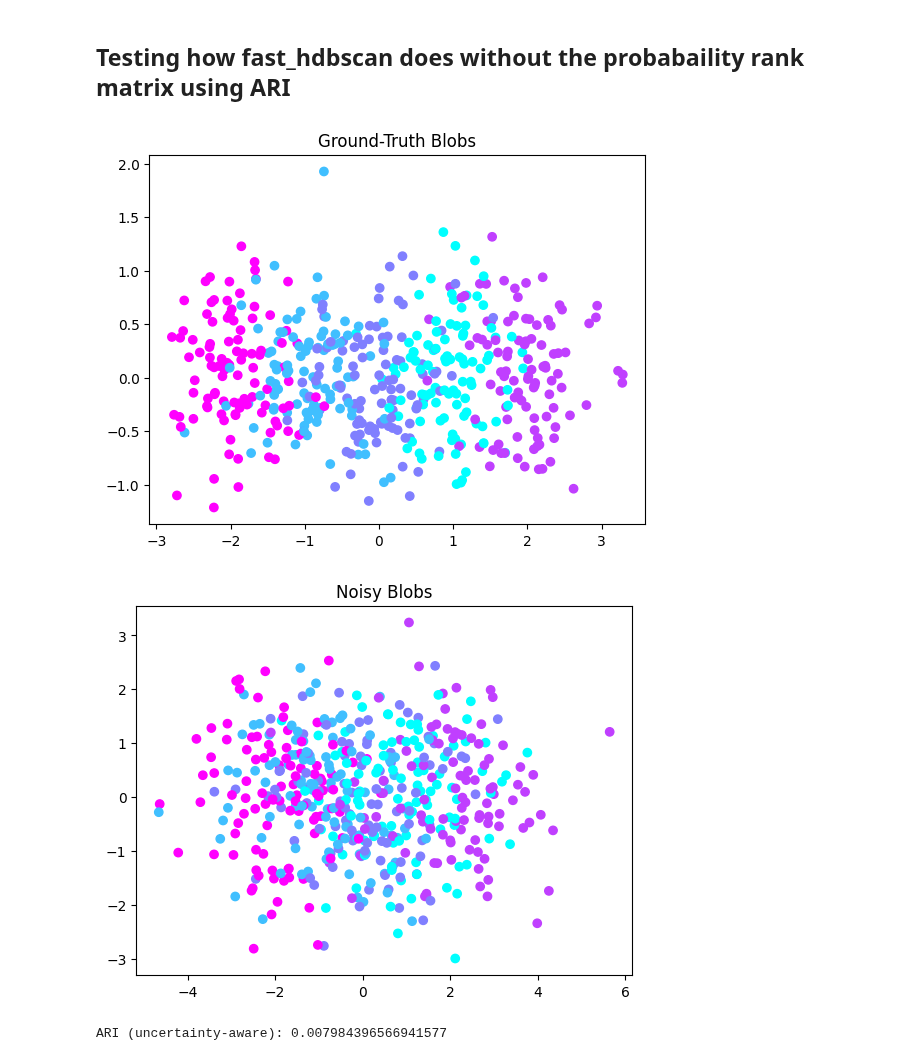
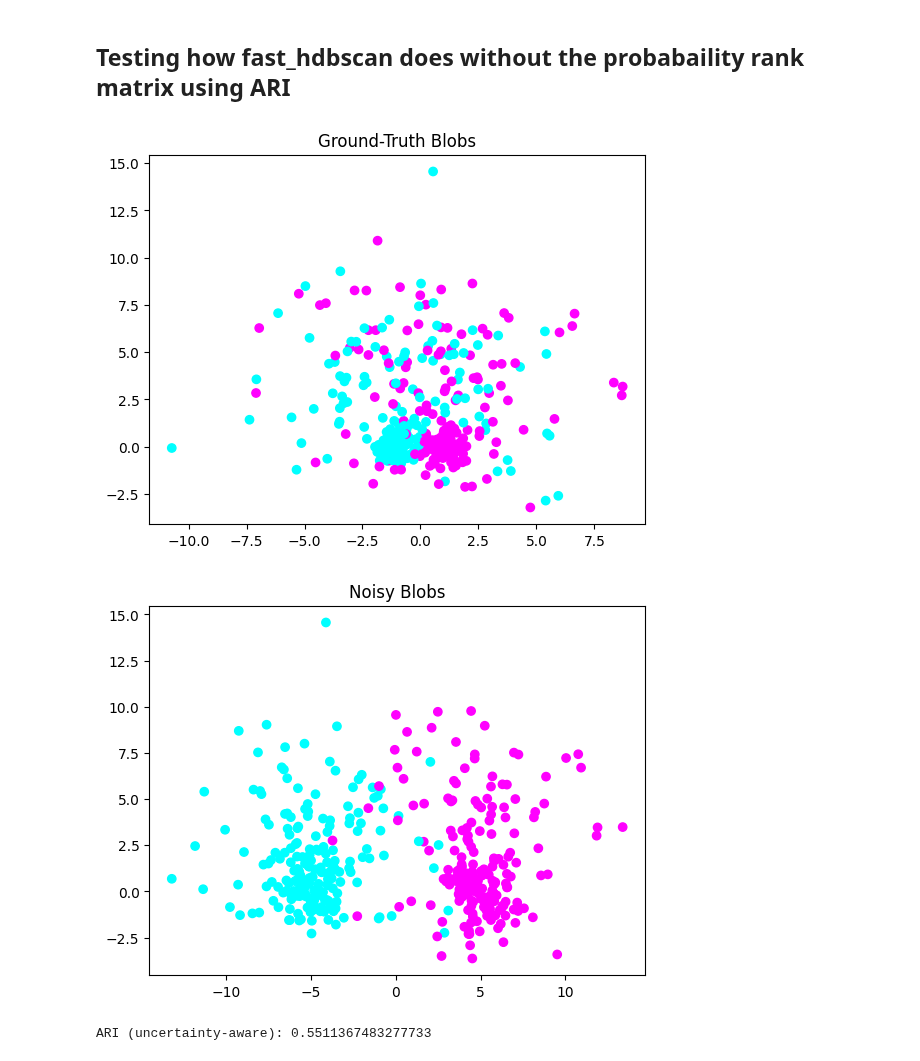
Before and after one commit to RobinB1lo/New-HDBSCAN, a Jupyter notebook: trials/fast_hdbscan.ipynb, the cells around one changed output. Drawn from its saved outputs; the diff is of its cells as text; code cells hidden in the pictures.

Commit message:
first tests with the new ground truth blobs and new threhold method, tests are for 4 blobs (1.0, 0.0), (-1.0, 3.0), (1.0, 0.0), (1.0, 3.0) where the standard deviations are (0.5, 3.0, 0.5, 3.0)

```diff
--- a/trials/fast_hdbscan.ipynb
+++ b/trials/fast_hdbscan.ipynb
@@ -3,19 +3,26 @@
 # %%
 from sklearn.datasets import make_blobs
 import matplotlib.pyplot as plt
 
-X, true_labels = make_blobs(
-    n_samples = 500,
-    centers = [(1, 0), (-1, 0), (0, 0), (2, 0), (-2, 0)],
-    cluster_std = 0.5,
+centers = [[-1.0, 0.0], [-1.0, 3.0], [1.0, 0.0], [1.0, 3.0]]
+clusters_std = [0.5, 3.0, 0.5, 3.0]
+
+n_per_comp = [100, 100, 100, 100]
+
+X, raw_labels = make_blobs(
+    n_samples = n_per_comp,
+    centers = centers,
+    cluster_std = clusters_std,
     random_state = 42
 )
+
+true_labels = raw_labels // 2
 
 plt.scatter(X[:,0], X[:,1], c=true_labels, cmap="cool")
 plt.title("Ground-Truth Blobs")
 plt.show()
 # %% [output]
-[figure, old version]
+[figure, new version]
 # %%
 from fast_hdbscan import HDBSCAN
 from sklearn.metrics import adjusted_rand_score
@@ -28,7 +35,7 @@ plt.scatter(X_obs[:,0], X_obs[:,1], c=true_labels, cmap="cool")
 plt.title("Noisy Blobs")
 plt.show()
 # %% [output]
-[figure, old version]
+[figure, new version]
 # %%
 k = 5
 
@@ -42,4 +49,4 @@ pred_labels = clusterer.fit_predict(X_obs)
 ari = adjusted_rand_score(labels_true=true_labels, labels_pred=pred_labels)
 print("ARI (uncertainty-aware):", ari)
 # %% [output]
-ARI (uncertainty-aware): 0.007984396566941577
+ARI (uncertainty-aware): 0.5511367483277733
```
Also changed, not shown: 3 other files.
